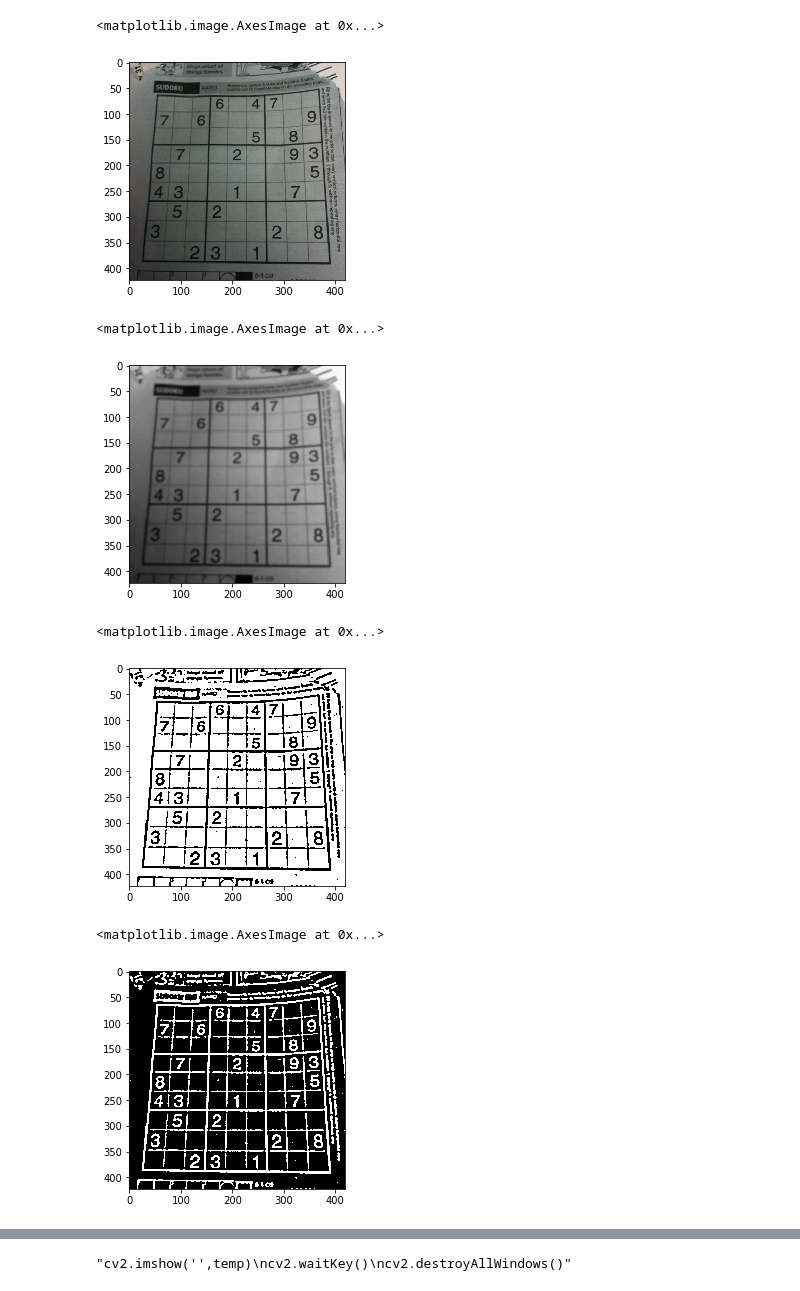
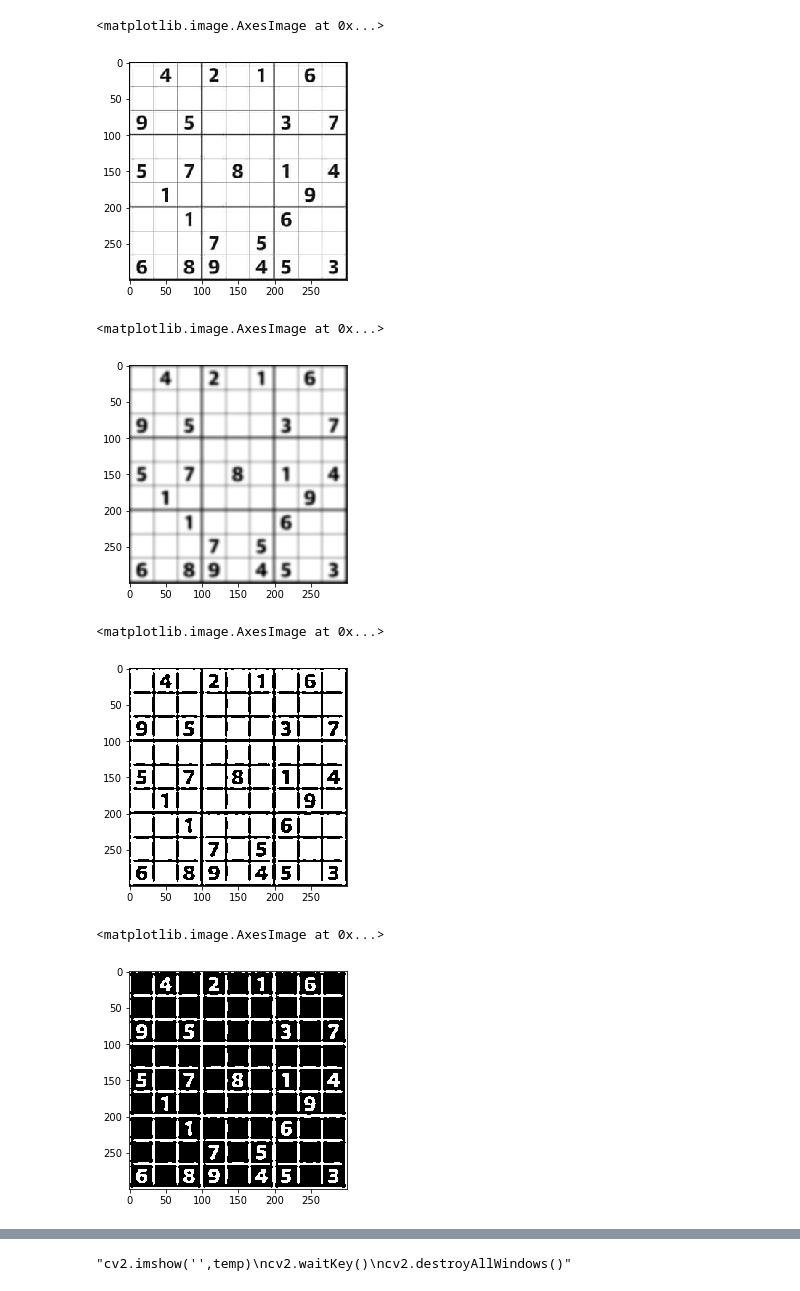
Before and after one commit to Srikanth-Kb/Sudoku-Solver, a Jupyter notebook: Sudoku Solver.ipynb, the cells around one changed output, grey strips where cells are left out. Drawn from its saved outputs; the diff is of its cells as text; code cells hidden in the pictures.

```diff
--- a/Sudoku Solver.ipynb
+++ b/Sudoku Solver.ipynb
@@ -4,28 +4,28 @@ import numpy as np
 import matplotlib.pyplot as plt
 from solver import *
 # %%
-image = cv2.imread('1.jpg')
+image = cv2.imread('sudoku.jpg')
 gray_image = cv2.cvtColor(image,cv2.COLOR_BGR2GRAY)
 plt.imshow(image)
 # %% [output]
 <matplotlib.image.AxesImage at 0x...>
-[figure, old version]
+[figure, new version]
 # %%
 blur_image = cv2.GaussianBlur(gray_image,(9,9),0)
 plt.imshow(blur_image, cmap='gray')
 # %% [output]
 <matplotlib.image.AxesImage at 0x...>
-[figure, old version]
+[figure, new version]
 # %%
 thresh = cv2.adaptiveThreshold(blur_image,255, cv2.ADAPTIVE_THRESH_GAUSSIAN_C, cv2.THRESH_BINARY, 11 , 2)
 plt.imshow(thresh, cmap='gray')
 # %% [output]
 <matplotlib.image.AxesImage at 0x...>
-[figure, old version]
+[figure, new version]
 # %%
 binary_image = cv2.bitwise_not(thresh,thresh)
 plt.imshow(binary_image, cmap = 'gray')
 # %% [output]
 <matplotlib.image.AxesImage at 0x...>
-[figure, old version]
+[figure, new version]
 # %%
```
Also changed, not shown: parts of 14 cells of this notebook, 2 other files.
